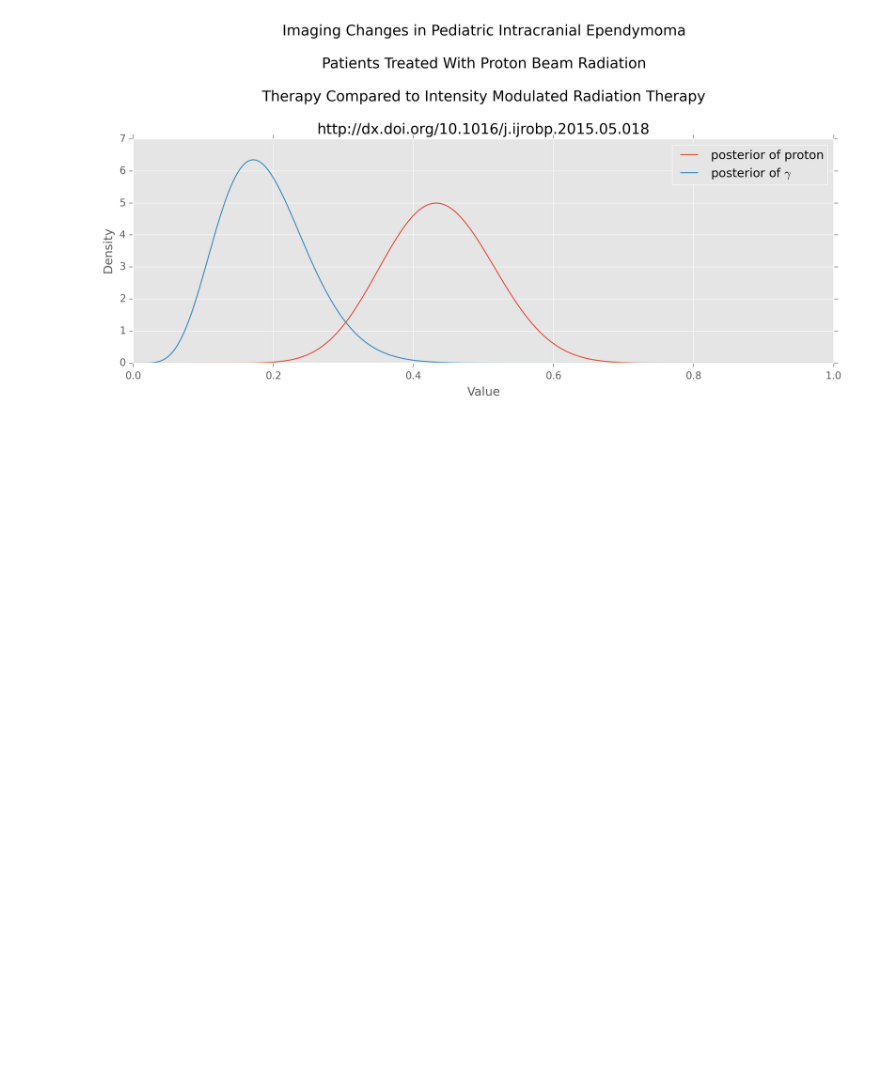
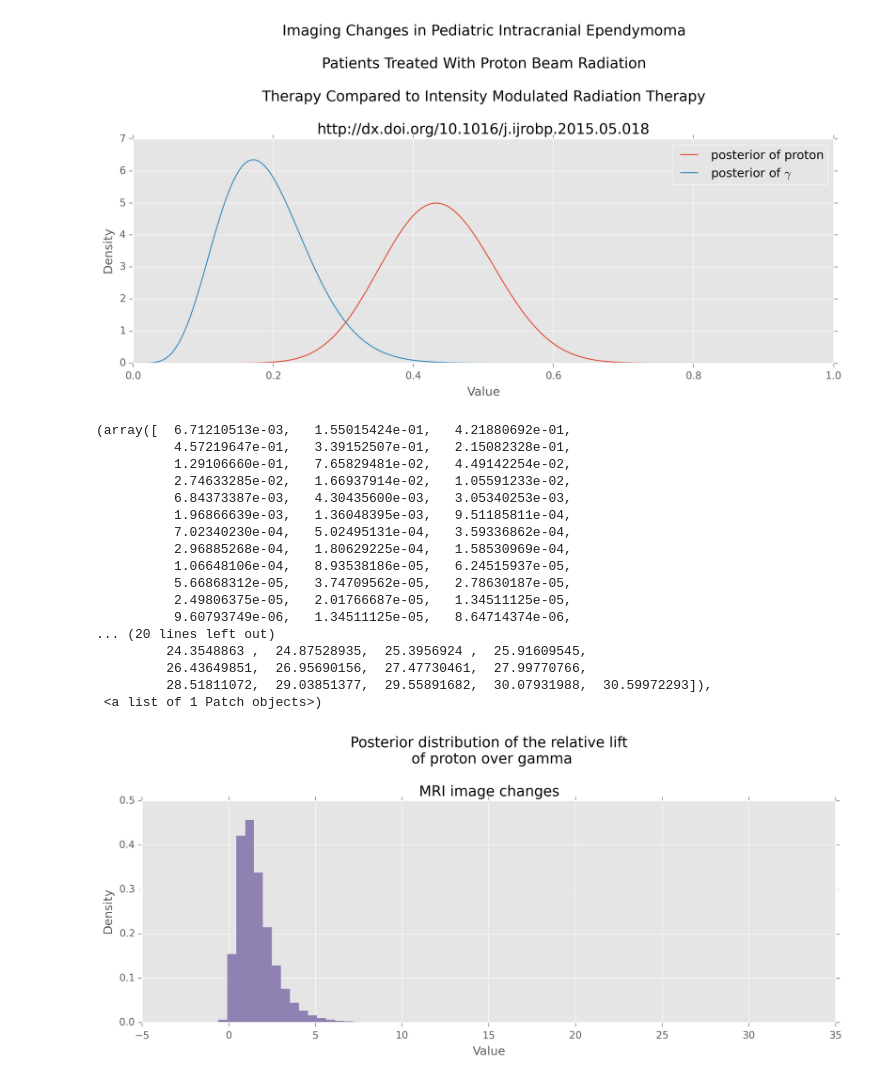
Before and after one commit to doolingdavid/Probabilistic-Programming-and-Bayesian-Methods-for-Hackers, a Jupyter notebook: ClinicalTrialExample.ipynb, the cells around one changed output. Drawn from its saved outputs; the diff is of its cells as text; code cells hidden in the pictures; blank space fills up the shorter version.

```diff
--- a/ClinicalTrialExample.ipynb
+++ b/ClinicalTrialExample.ipynb
@@ -438,3 +438,35 @@ plt.legend()
 # %% [output]
 <matplotlib.legend.Legend at 0x...>
 [figure]
+# %%
+def relative_increase(a,b):
+    return (a-b)/b
+
+posterior_rel_increase = relative_increase(samples_posterior_proton,
+     samples_posterior_gamma)
+plt.xlabel('Value')
+plt.ylabel('Density')
+plt.title("""Posterior distribution of the relative lift \n of proton over gamma \n
+MRI image changes""")
+
+plt.hist(posterior_rel_increase,histtype='stepfilled', bins=60, alpha=0.80,
+         label = 'relative increase',color='#7A68A6', normed=True)
+# %% [output]
+(array([  6.71210513e-03,   1.55015424e-01,   4.21880692e-01,
+          4.57219647e-01,   3.39152507e-01,   2.15082328e-01,
+          1.29106660e-01,   7.65829481e-02,   4.49142254e-02,
+          2.74633285e-02,   1.66937914e-02,   1.05591233e-02,
+          6.84373387e-03,   4.30435600e-03,   3.05340253e-03,
+          1.96866639e-03,   1.36048395e-03,   9.51185811e-04,
+          7.02340230e-04,   5.02495131e-04,   3.59336862e-04,
+          2.96885268e-04,   1.80629225e-04,   1.58530969e-04,
+          1.06648106e-04,   8.93538186e-05,   6.24515937e-05,
+          5.66868312e-05,   3.74709562e-05,   2.78630187e-05,
+          2.49806375e-05,   2.01766687e-05,   1.34511125e-05,
+          9.60793749e-06,   1.34511125e-05,   8.64714374e-06,
+... (20 lines left out)
+         24.3548863 ,  24.87528935,  25.3956924 ,  25.91609545,
+         26.43649851,  26.95690156,  27.47730461,  27.99770766,
+         28.51811072,  29.03851377,  29.55891682,  30.07931988,  30.59972293]),
+ <a list of 1 Patch objects>)
+[figure, added]
```
Also changed, not shown: parts of 10 cells of this notebook.
